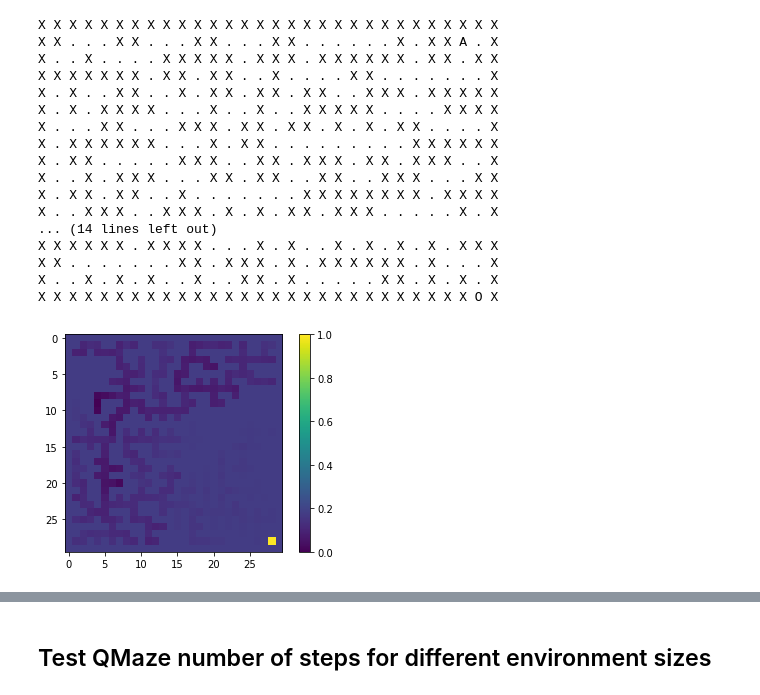
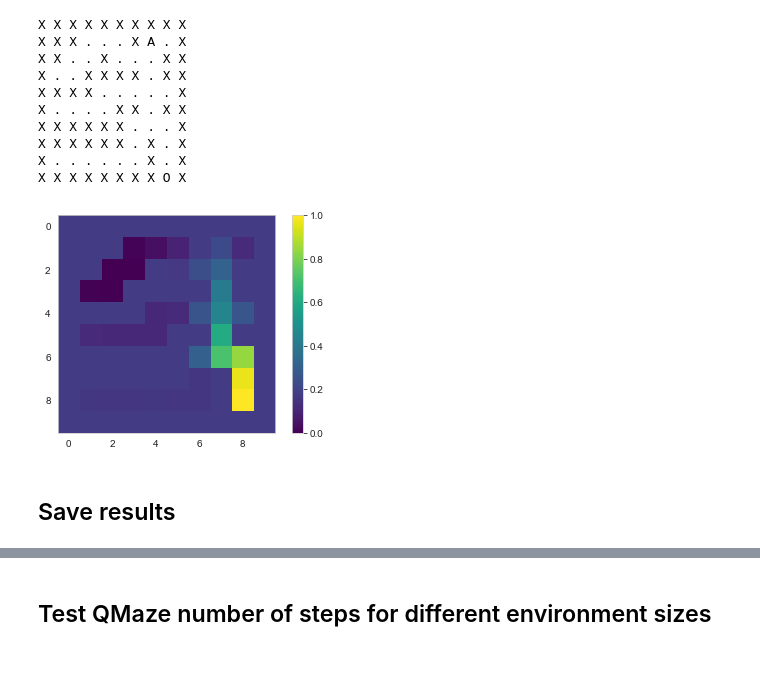
Before and after one commit to feiphoon/inm707-task2, a Jupyter notebook: src/maze/qlearning_exp_runner.ipynb, the cells around one changed output, grey strips where cells are left out. Cells and saved outputs as stored; diff of their text form; code cells hidden in the pictures; blank space fills up the shorter version.

```diff
--- a/src/maze/qlearning_exp_runner.ipynb
+++ b/src/maze/qlearning_exp_runner.ipynb
@@ -4,17 +6,14 @@
 %%capture
 !pip install tqdm
 # %%
+from IPython.display import clear_output
 import matplotlib.pyplot as plt
 %matplotlib inline
 import seaborn as sns
+sns.set_style("whitegrid")
 
 from tqdm import tqdm
 import numpy as np
 import pandas as pd
-from collections import namedtuple
-
-from q_maze import QMaze, Action
-from e_greedy_policy import EGreedyPolicy
-from qlearning import QLearning
 
 from typing import Tuple
@@ -143,15 +185,33 @@ def run_ql_experiments(environment: QMaze, policy: EGreedyPolicy, q_learning_met
 # %%
-qm = QMaze(30)
+qm = QMaze(10)
 eg_policy = EGreedyPolicy(epsilon=0.6, decay=0.9)
 ql = QLearning(policy=eg_policy, environment=qm, gamma=0.9, alpha=0.01)
-num_runs = tqdm(range(100))
 
-# Create structure to store data:
-all_results = []
+LOGGING_STEP_SIZE: int = 10
+NUM_EPISODES: int = 1000
+NUM_RUNS: int = 100
+NUM_RUNS_TQDM = tqdm(range(NUM_RUNS))
+NUM_LOGGED_EPISODES: int = 1000//LOGGING_STEP_SIZE
 
-for run in num_runs:
+# Create structure to store data
+all_results: list = []
 
-    if (episode % 10) == 0:
-        results = run_ql_experiments(environment=qm, policy=eg_policy, q_learning_method=ql, num_exp=150)
-        print(f"Run: {run}, ending epsilon: {eg_policy.epsilon}, mean reward: {results.mean_reward}, std reward: {results.var_reward}")
+# Plot rewards and timesteps
+experiment_mean_rewards: list = []
+experiment_mean_turns_elapsed: list = []
+
+for run in NUM_RUNS_TQDM:
+    if ((run % LOGGING_STEP_SIZE) == 0) or (run == 1):
+        results = run_ql_experiments(environment=qm, policy=eg_policy, q_learning_method=ql, num_episodes=NUM_LOGGED_EPISODES)
+        print(f"Run: {run}, ending epsilon: {eg_policy.epsilon}, mean reward: {results.mean_reward}, mean turns elapsed: {results.mean_turns_elapsed}, std reward: {results.var_reward}")
         all_results.append(results)
+        experiment_mean_rewards.append(results.mean_reward)
+        experiment_mean_turns_elapsed.append(results.mean_turns_elapsed)
+
+        # Plot mean turns elapsed live
+        plt.plot(experiment_mean_turns_elapsed);
+        plt.title(f"Mean turns elapsed for {NUM_EPISODES} episodes");
+        plt.xlabel(f"Per {NUM_LOGGED_EPISODES} episodes");
+        plt.ylabel("Mean turns elapsed");
+        plt.ylim([0, 1000]);
+        plt.xlim([0, LOGGING_STEP_SIZE]);
@@ -158,26 +225,20 @@ for run in num_runs:
 # %%
 qm.reset()
 qm.display()
 results_vals = ql.display_q_values()
 plt.imshow((results_vals - results_vals.min())/(results_vals.max() - results_vals.min()), cmap="viridis")
 plt.colorbar()
-plt.show()
+plt.grid(False)
+plt.show();
 # %% [output]
-X X X X X X X X X X X X X X X X X X X X X X X X X X X X X X
-X X . . . X X . . . X X . . . X X . . . . . . X . X X A . X
-X . . X . . . . X X X X X . X X X . X X X X X X . X X . X X
-X X X X X X X . X X . X X . . X . . . . X X . . . . . . . X
-X . X . . X X . . X . X X . X X . X X . . X X X . X X X X X
-X . X . X X X X . . . X . . X . . X X X X X . . . . X X X X
-X . . . X X . . . X X X . X X . X X . X . X . X X . . . . X
-X . X X X X X X . . . X . X X . . . . . . . . . X X X X X X
-X . X X . . . . . X X X . . X X . X X X . X X . X X X . . X
-X . . X . X X X . . . X X . X X . . X X . . X X X . . . X X
-X . X X . X X . . X . . . . . . . X X X X X X X X . X X X X
-X . . X X X . . X X X . X . X . X X . X X X . . . . . X . X
-... (14 lines left out)
-X X X X X X . X X X X . . . X . X . . X . X . X . X . X X X
-X X . . . . . . . X X . X X X . X . X X X X X X . X . . . X
-X . . X . X . X . . X . . X X . X . . . . . X X . X . X . X
-X X X X X X X X X X X X X X X X X X X X X X X X X X X X O X
+X X X X X X X X X X
+X X X . . . X A . X
+X X . . X . . . X X
+X . . X X X X . X X
+X X X X . . . . . X
+X . . . . X X . X X
+X X X X X X . . . X
+X X X X X X . X . X
+X . . . . . . X . X
+X X X X X X X X O X
-[figure, old version]
+[figure, new version]
@@ -184,2 +253,4 @@ X X X X X X X X X X X X X X X X X X X X X X X X X X X X O X
+# %% [markdown]
+## Save results
 # %%
 results_df = pd.DataFrame(all_results)
```
Also changed, not shown: parts of 19 cells of this notebook.
